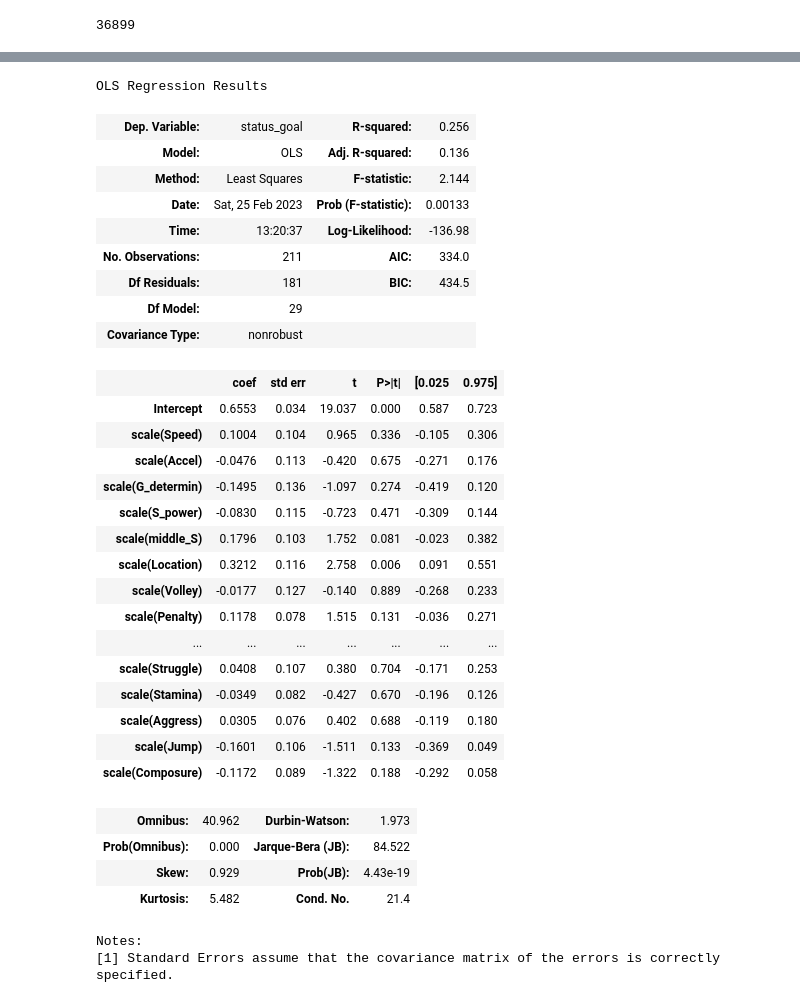
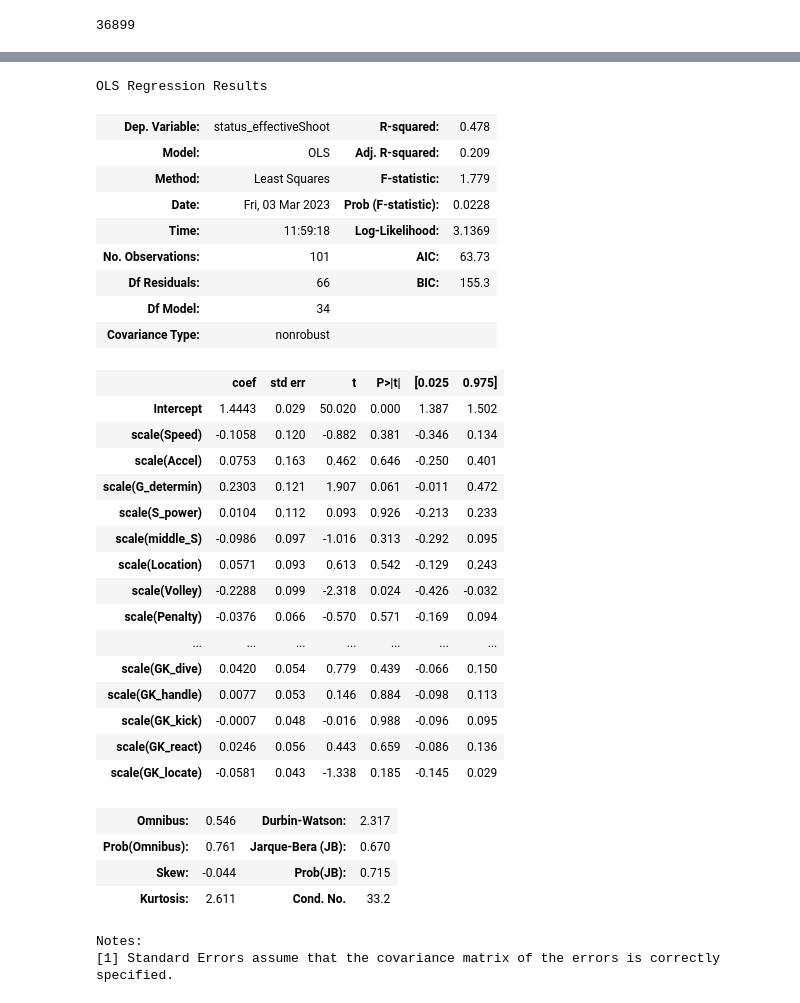
Before and after one commit to jikukjs/FiFa4_API_project, a Jupyter notebook: final_code.ipynb, the cells around one changed output, grey strips where cells are left out. Drawn from its saved outputs; the diff is of its cells as text; code cells hidden in the pictures.

```diff
--- a/final_code.ipynb
+++ b/final_code.ipynb
@@ -22,5 +24,6 @@ api_key = 'eyJhbGciOiJIUzI1NiIsInR5cCI6IkpXVCJ9.eyJYLUFwcC1SYXRlLUxpbWl0IjoiMjAw
 # %%
-striker_players = ['R. 레반도프스키', '디디에 드로그바', '로멜루 루카쿠', '엘링 홀란', '카림 벤제마','리오넬 메시', '킬리안 음바페', '손흥민', '호날두', '차범근','케빈 더브라위너', '루드 굴리트', '웨인 루니', '디에고 포를란', '토마스 뮐러','안토니오 뤼디거', '뱅자맹 파바르','에데르 밀리탕','라파엘 바란','홍명보','요주아 키미히','주앙 칸셀루','이반 페리시치','리스 제임스','아슈라프 하키미']
+players = ['R. 레반도프스키', '디디에 드로그바', '로멜루 루카쿠', '엘링 홀란', '카림 벤제마','리오넬 메시', '킬리안 음바페', '손흥민', '호날두', '차범근','케빈 더브라위너', '루드 굴리트', '웨인 루니', '디에고 포를란', '토마스 뮐러','안토니오 뤼디거', '뱅자맹 파바르','에데르 밀리탕','라파엘 바란','홍명보','요주아 키미히','주앙 칸셀루','이반 페리시치','리스 제임스','아슈라프 하키미']
+striker_players = ['R. 레반도프스키', '디디에 드로그바', '로멜루 루카쿠', '엘링 홀란', '카림 벤제마']
 wing_players = ['리오넬 메시', '킬리안 음바페', '손흥민', '호날두', '차범근']
 mid_players = ['케빈 더브라위너', '루드 굴리트', '웨인 루니', '디에고 포를란', '토마스 뮐러']
 cb_players = ['안토니오 뤼디거', '뱅자맹 파바르','에데르 밀리탕','라파엘 바란','홍명보']
@@ -73,9 +76,8 @@ def rankers_players_record(Id_Po):
         start = start+position_cnt
     return players_data
 # %%
-rankers_players_data = rankers_players_record(all_players_spId_position(striker_players))
+rankers_players_data = rankers_players_record(all_players_spId_position(players))
 recent_rankers_players_data = rankers_players_data.query("createDate.str.startswith('2023') and `status.matchCount` >= 15")
 recent_rankers_players_record =  pd.concat([recent_rankers_players_data.iloc[:,1], recent_rankers_players_data.iloc[:,3:13]], axis=1)
-recent_rankers_players_record
 # %% [output]
 |  | spPosition | status.shoot | status.effectiveShoot | status.assist | status.goal | status.dribble | ... |
@@ -206,4 +180,5 @@ players_po_data_from_ability_and_ranker
 # %%
-heungmin_rank_avg_data = pd.concat([players_po_data_from_ability_and_ranker.iloc[:,1:11],players_po_data_from_ability_and_ranker.iloc[:,14]], axis=1)
-heungmin_rank_avg_data
+# 타겟과 능력치 회귀 분석
+player_rank_avg_data = pd.concat([players_po_data_from_ability_and_ranker.iloc[:,2],players_po_data_from_ability_and_ranker.iloc[:,11:]], axis=1)
+player_rank_avg_data
 # %% [output]
@@ -233,41 +208,41 @@ Index(['Speed', 'Accel', 'G_determin', 'S_power', 'middle_S', 'Location',
 # %%
 scaled_features = ' + '.join([
     f'scale({column})'
     for column
     in players_po_data_from_ability_and_ranker.columns[11:]])
 
-model = sm.OLS.from_formula(f'status_goal ~ {scaled_features}', players_po_data_from_ability_and_ranker).fit()
+model = sm.OLS.from_formula(f'status_effectiveShoot ~ {scaled_features}', player_rank_avg_data).fit()
 model.summary()
 # %% [output]
 OLS Regression Results
-| Dep. Variable: | status_goal | R-squared: | 0.256 |
-| Model: | OLS | Adj. R-squared: | 0.136 |
-| Method: | Least Squares | F-statistic: | 2.144 |
-| Date: | Sat, 25 Feb 2023 | Prob (F-statistic): | 0.00133 |
-| Time: | 13:20:37 | Log-Likelihood: | -136.98 |
-| No. Observations: | 211 | AIC: | 334.0 |
-| Df Residuals: | 181 | BIC: | 434.5 |
-| Df Model: | 29 |  |  |
+| Dep. Variable: | status_effectiveShoot | R-squared: | 0.478 |
+| Model: | OLS | Adj. R-squared: | 0.209 |
+| Method: | Least Squares | F-statistic: | 1.779 |
+| Date: | Fri, 03 Mar 2023 | Prob (F-statistic): | 0.0228 |
+| Time: | 11:59:18 | Log-Likelihood: | 3.1369 |
+| No. Observations: | 101 | AIC: | 63.73 |
+| Df Residuals: | 66 | BIC: | 155.3 |
+| Df Model: | 34 |  |  |
 | Covariance Type: | nonrobust |  |  |
 |  | coef | std err | t | P>|t| | [0.025 | 0.975] |
-| Intercept | 0.6553 | 0.034 | 19.037 | 0.000 | 0.587 | 0.723 |
-| scale(Speed) | 0.1004 | 0.104 | 0.965 | 0.336 | -0.105 | 0.306 |
-| scale(Accel) | -0.0476 | 0.113 | -0.420 | 0.675 | -0.271 | 0.176 |
-| scale(G_determin) | -0.1495 | 0.136 | -1.097 | 0.274 | -0.419 | 0.120 |
-| scale(S_power) | -0.0830 | 0.115 | -0.723 | 0.471 | -0.309 | 0.144 |
-| scale(middle_S) | 0.1796 | 0.103 | 1.752 | 0.081 | -0.023 | 0.382 |
-| scale(Location) | 0.3212 | 0.116 | 2.758 | 0.006 | 0.091 | 0.551 |
-| scale(Volley) | -0.0177 | 0.127 | -0.140 | 0.889 | -0.268 | 0.233 |
-| scale(Penalty) | 0.1178 | 0.078 | 1.515 | 0.131 | -0.036 | 0.271 |
+| Intercept | 1.4443 | 0.029 | 50.020 | 0.000 | 1.387 | 1.502 |
+| scale(Speed) | -0.1058 | 0.120 | -0.882 | 0.381 | -0.346 | 0.134 |
+| scale(Accel) | 0.0753 | 0.163 | 0.462 | 0.646 | -0.250 | 0.401 |
+| scale(G_determin) | 0.2303 | 0.121 | 1.907 | 0.061 | -0.011 | 0.472 |
+| scale(S_power) | 0.0104 | 0.112 | 0.093 | 0.926 | -0.213 | 0.233 |
+| scale(middle_S) | -0.0986 | 0.097 | -1.016 | 0.313 | -0.292 | 0.095 |
+| scale(Location) | 0.0571 | 0.093 | 0.613 | 0.542 | -0.129 | 0.243 |
+| scale(Volley) | -0.2288 | 0.099 | -2.318 | 0.024 | -0.426 | -0.032 |
+| scale(Penalty) | -0.0376 | 0.066 | -0.570 | 0.571 | -0.169 | 0.094 |
 | ... | ... | ... | ... | ... | ... | ... |
-| scale(Struggle) | 0.0408 | 0.107 | 0.380 | 0.704 | -0.171 | 0.253 |
-| scale(Stamina) | -0.0349 | 0.082 | -0.427 | 0.670 | -0.196 | 0.126 |
-| scale(Aggress) | 0.0305 | 0.076 | 0.402 | 0.688 | -0.119 | 0.180 |
-| scale(Jump) | -0.1601 | 0.106 | -1.511 | 0.133 | -0.369 | 0.049 |
-| scale(Composure) | -0.1172 | 0.089 | -1.322 | 0.188 | -0.292 | 0.058 |
+| scale(GK_dive) | 0.0420 | 0.054 | 0.779 | 0.439 | -0.066 | 0.150 |
+| scale(GK_handle) | 0.0077 | 0.053 | 0.146 | 0.884 | -0.098 | 0.113 |
+| scale(GK_kick) | -0.0007 | 0.048 | -0.016 | 0.988 | -0.096 | 0.095 |
+| scale(GK_react) | 0.0246 | 0.056 | 0.443 | 0.659 | -0.086 | 0.136 |
+| scale(GK_locate) | -0.0581 | 0.043 | -1.338 | 0.185 | -0.145 | 0.029 |
-| Omnibus: | 40.962 | Durbin-Watson: | 1.973 |
-| Prob(Omnibus): | 0.000 | Jarque-Bera (JB): | 84.522 |
-| Skew: | 0.929 | Prob(JB): | 4.43e-19 |
-| Kurtosis: | 5.482 | Cond. No. | 21.4 |
+| Omnibus: | 0.546 | Durbin-Watson: | 2.317 |
+| Prob(Omnibus): | 0.761 | Jarque-Bera (JB): | 0.670 |
+| Skew: | -0.044 | Prob(JB): | 0.715 |
+| Kurtosis: | 2.611 | Cond. No. | 33.2 |
 Notes:
 [1] Standard Errors assume that the covariance matrix of the errors is correctly specified.
```
Also changed, not shown: parts of 13 cells of this notebook.
